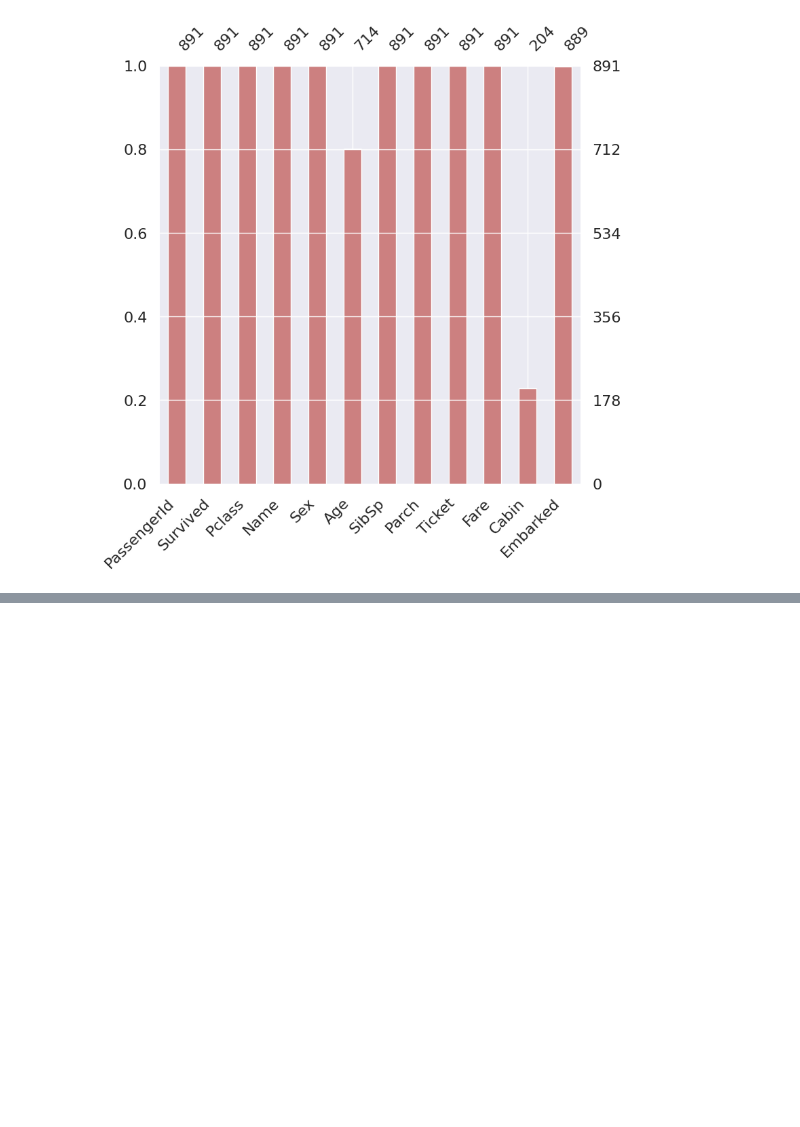
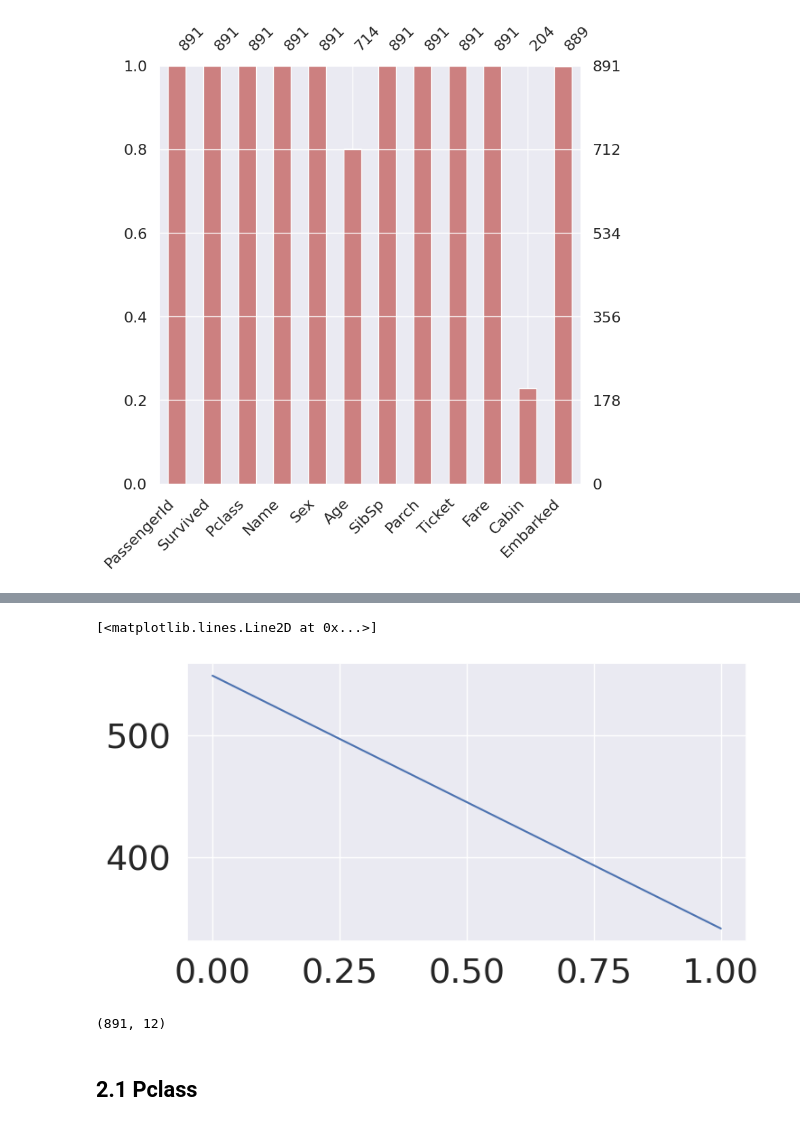
Before and after one commit to TaeJeong-Park-dev/Kaggle, a Jupyter notebook: myfirst_data_analysis_for_titanic.ipynb, the cells around one changed output, grey strips where cells are left out. Drawn from its saved outputs; the diff is of its cells as text; code cells hidden in the pictures; blank space fills up the shorter version.

```diff
--- a/myfirst_data_analysis_for_titanic.ipynb
+++ b/myfirst_data_analysis_for_titanic.ipynb
@@ -147,0 +206,12 @@ print("깃허브 활동기록이 업데이트가 안되는 현상이 발생해
+# %%
+plt.figure(figsize=(8,4))
+plt.plot(df_train['Survived'].value_counts())
+# %% [output]
+[<matplotlib.lines.Line2D at 0x...>]
+[figure, added]
+# %%
+df_train.shape # 이 결과를 보면 Survived(레이블)을 제외한 feature 11개를 얻었다.
+# %% [output]
+(891, 12)
+# %% [markdown]
+## 2.1 Pclass
```
Also changed, not shown: parts of 78 cells of this notebook.
